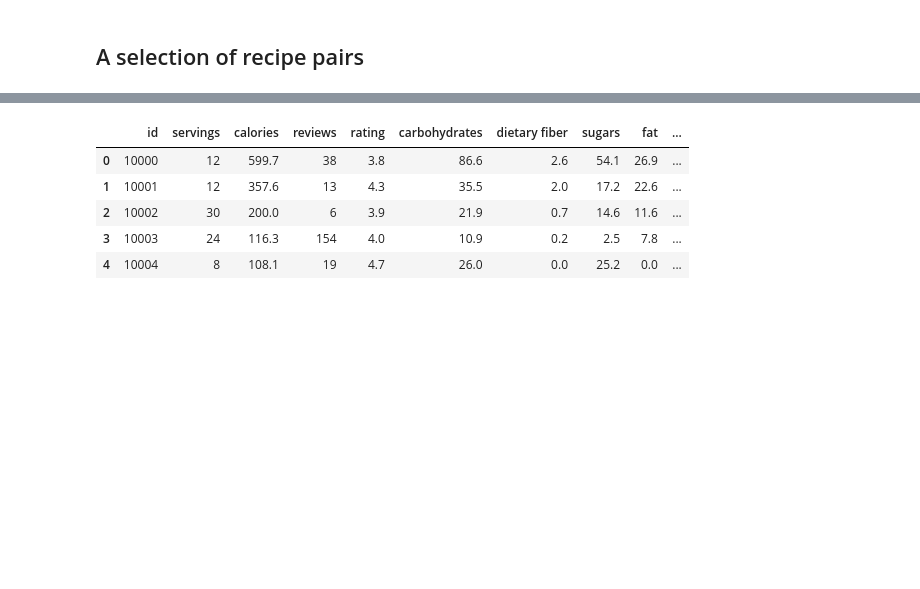
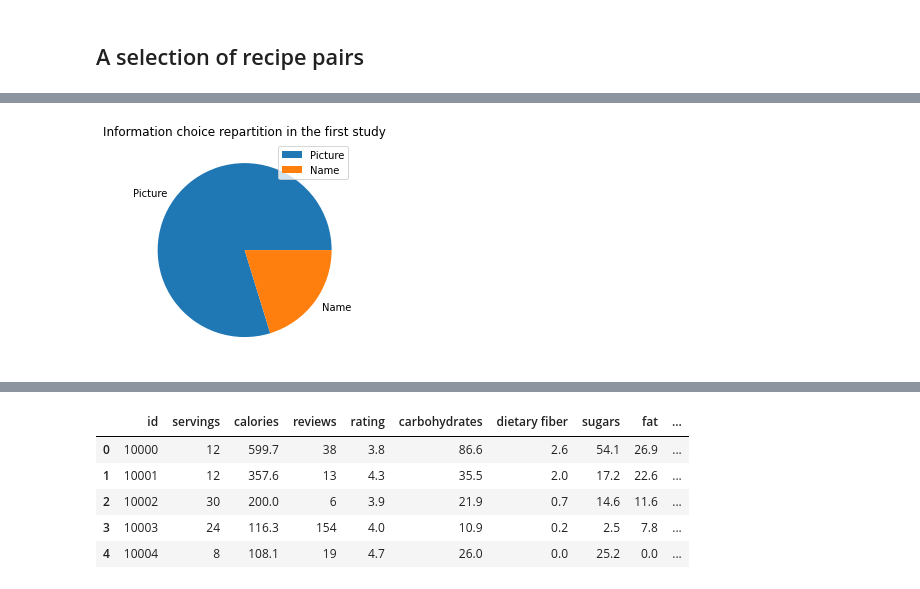
Before and after one commit to almehdiKrisni/Projet-RI-Recreation-Papier-Scientifique, a Jupyter notebook: dataAnalysis.ipynb, the cells around one changed output, grey strips where cells are left out. Saved outputs shown, nothing was run; the diff lists cells and outputs as text; code cells hidden in the pictures; blank space fills up the shorter version.

```diff
--- a/dataAnalysis.ipynb
+++ b/dataAnalysis.ipynb
@@ -158,0 +161,3 @@ plt.show()
+# %%
+# Dictionnary used to convert the information choice value into strings for better comprehension
+convertIndexChoice = {1 : "Picture", 2 : "Name", 3 : "Ingredients"}
@@ -158,0 +166,4 @@ plt.show()
+# %%
+# We read the results of the first study
+study1res = readResultsStudy()
+study1res.head()
@@ -158,0 +177,14 @@ plt.show()
+# %%
+# We check the repartition of information choice
+# We get the values
+val1, counts1 = np.unique(study1res["information_choice"].tolist(), return_counts=True)
+val1 = [convertIndexChoice[i] for i in val1]
+
+# We plot the values
+plt.title("Information choice repartition in the first study")
+plt.pie(counts1, labels=val1)
+plt.legend()
+plt.savefig('bin/information_repartition_study1.png')
+plt.show()
+# %% [output]
+[figure, added]
```
Also changed, not shown: parts of 8 cells of this notebook, 2 other files.
